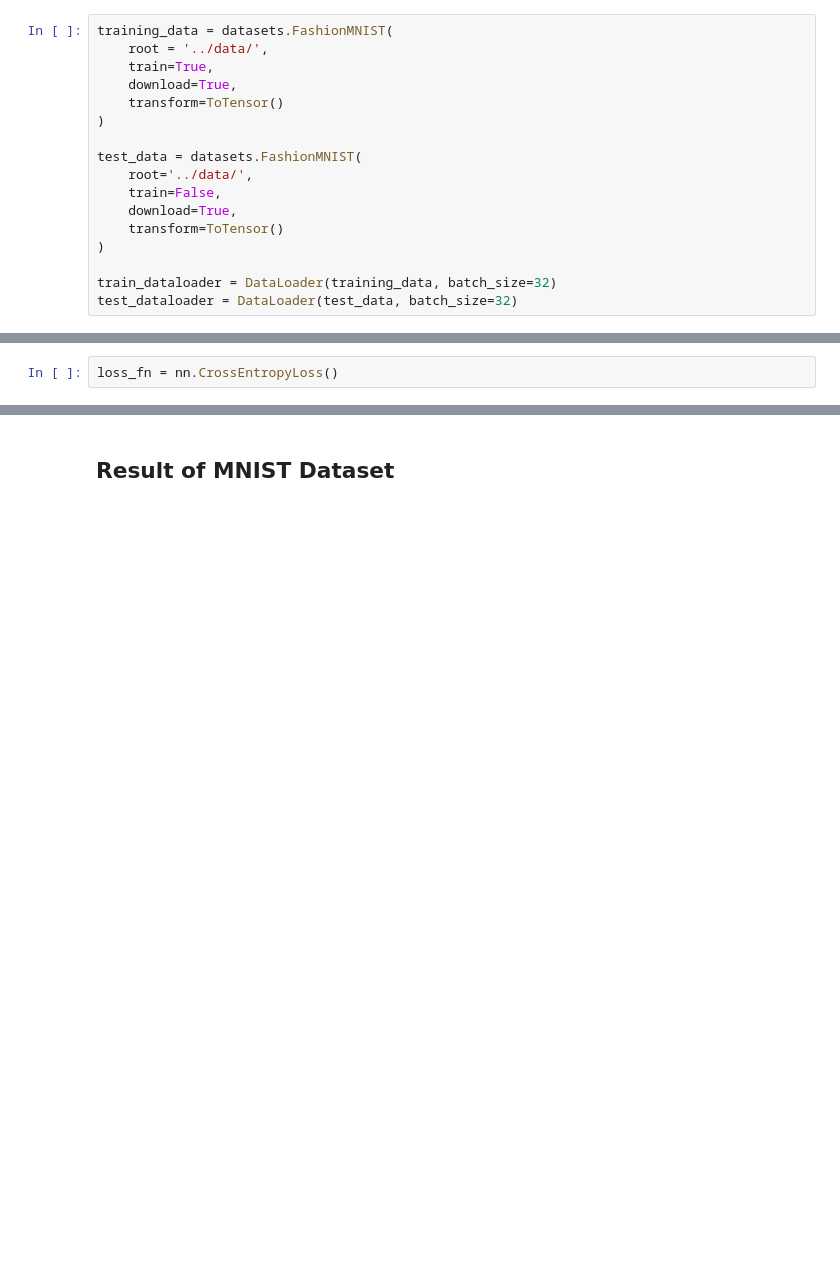
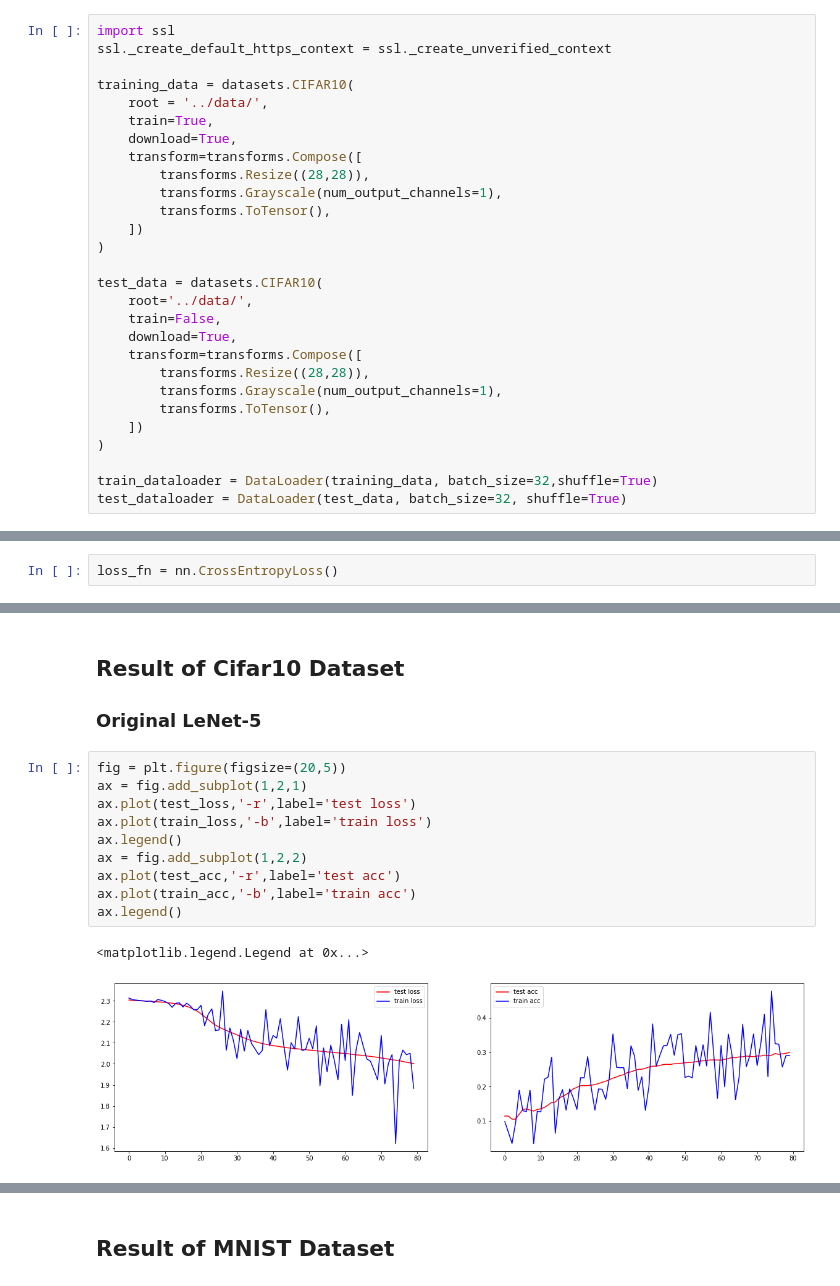
Before and after one commit to Kchanghun/Deeplearning_Basic, a Jupyter notebook: Torch/Model/LeNet_5.ipynb, the cells around one changed output, grey strips where cells are left out. Saved outputs shown, nothing was run; the diff lists cells and outputs as text; blank space fills up the shorter version.

```diff
--- a/Torch/Model/LeNet_5.ipynb
+++ b/Torch/Model/LeNet_5.ipynb
@@ -34,19 +34,30 @@ can use GPU
 # %% [markdown]
 ## Load Data
 # %%
-training_data = datasets.FashionMNIST(
+import ssl
+ssl._create_default_https_context = ssl._create_unverified_context
+
+training_data = datasets.CIFAR10(
     root = '../data/',
     train=True,
     download=True,
-    transform=ToTensor()
+    transform=transforms.Compose([
+        transforms.Resize((28,28)),
+        transforms.Grayscale(num_output_channels=1),
+        transforms.ToTensor(),
+    ])
 )
 
-test_data = datasets.FashionMNIST(
+test_data = datasets.CIFAR10(
     root='../data/',
     train=False,
     download=True,
-    transform=ToTensor()
+    transform=transforms.Compose([
+        transforms.Resize((28,28)),
+        transforms.Grayscale(num_output_channels=1),
+        transforms.ToTensor(),
+    ])
 )
 
-train_dataloader = DataLoader(training_data, batch_size=32)
-test_dataloader = DataLoader(test_data, batch_size=32)
+train_dataloader = DataLoader(training_data, batch_size=32,shuffle=True)
+test_dataloader = DataLoader(test_data, batch_size=32, shuffle=True)
@@ -157 +206,17 @@ test  loss: 0.621084, test acc: 76.25
 ----------
+# %% [markdown]
+## Result of Cifar10 Dataset
+### Original LeNet-5
+# %%
+fig = plt.figure(figsize=(20,5))
+ax = fig.add_subplot(1,2,1)
+ax.plot(test_loss,'-r',label='test loss')
+ax.plot(train_loss,'-b',label='train loss')
+ax.legend()
+ax = fig.add_subplot(1,2,2)
+ax.plot(test_acc,'-r',label='test acc')
+ax.plot(train_acc,'-b',label='train acc')
+ax.legend()
+# %% [output]
+<matplotlib.legend.Legend at 0x...>
+[figure, added]
```
Also changed, not shown: parts of 17 cells of this notebook, 2 other files.
